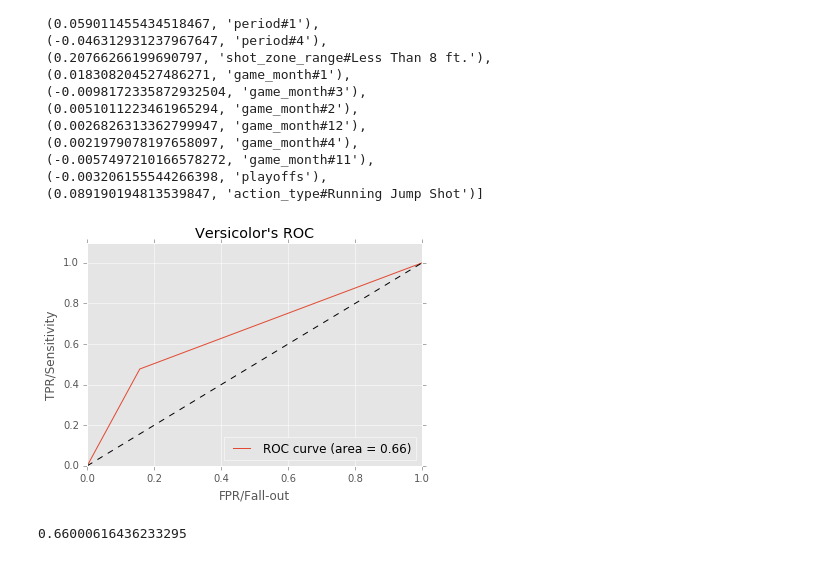
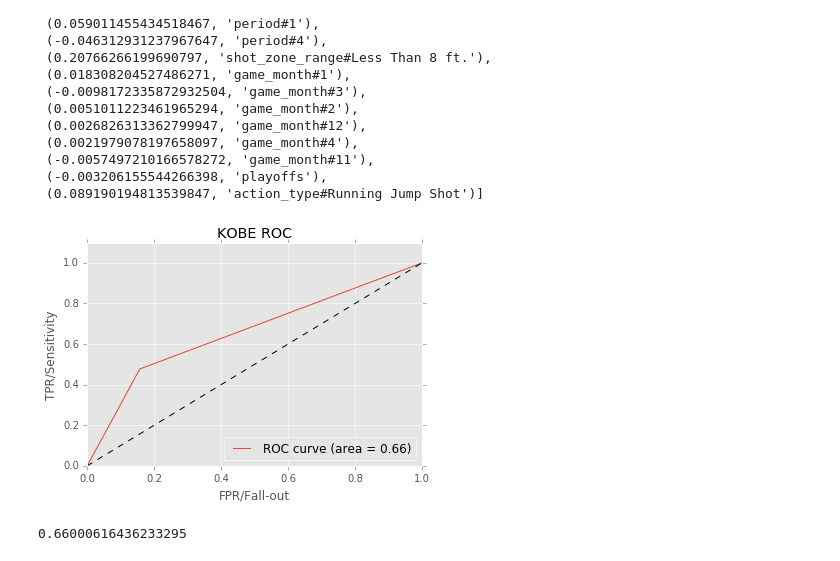
Before and after one commit to jgrossman1-zz/DS-SF-23-work, a Jupyter notebook: kobe_logistic_regression_model4.ipynb, the cells around one changed output. Cells and saved outputs as stored; diff of their text form; code cells hidden in the pictures.

```diff
--- a/kobe_logistic_regression_model4.ipynb
+++ b/kobe_logistic_regression_model4.ipynb
@@ -293,18 +293,18 @@ zip(np.exp(model.coef_[0]) - 1, names_X)
 # %%
 fpr, tpr, thresholds = metrics.roc_curve(test_y, y_pred)
 
 plt.figure()
 plt.plot(fpr, tpr, label = 'ROC curve (area = %0.2f)' % metrics.auc(fpr, tpr))
 plt.plot([0, 1], [0, 1], 'k--')
 plt.xlim([.0, 1.])
 plt.ylim([.0, 1.1])
 plt.xlabel('FPR/Fall-out')
 plt.ylabel('TPR/Sensitivity')
-plt.title("Versicolor's ROC")
+plt.title("KOBE ROC")
 plt.legend(loc = 'lower right')
 plt.show()
 # %% [output]
-[figure, old version]
+[figure, new version]
 # %%
 metrics.roc_auc_score(test_y, y_pred)
 # %% [output]
```
